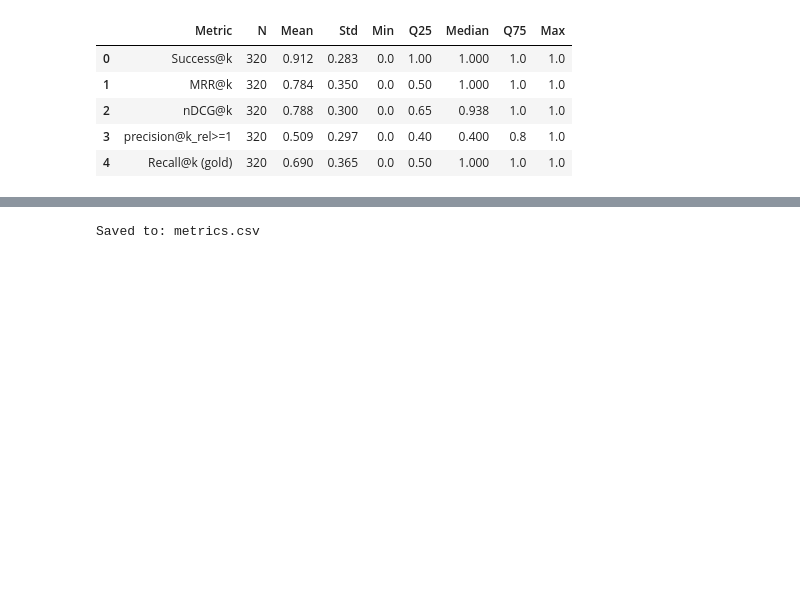
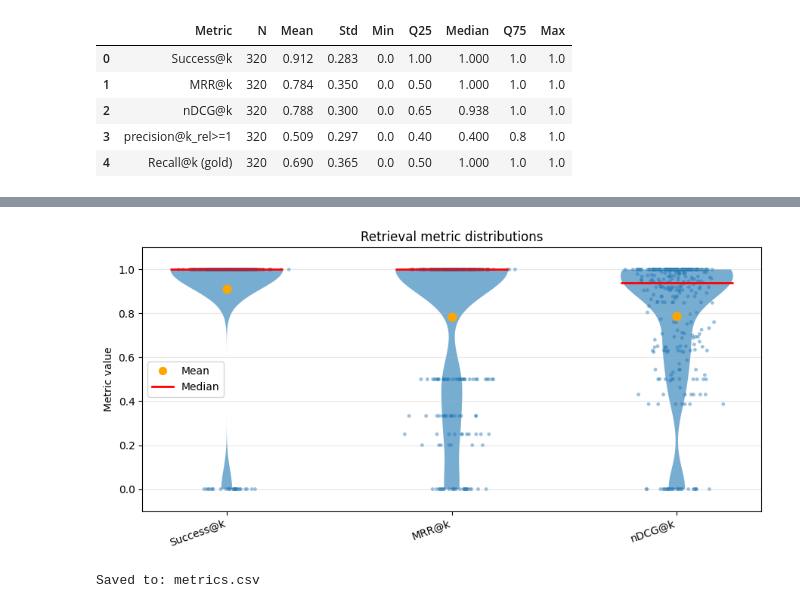
Before and after one commit to Viviviiii/jasp-multimodal-rag, a Jupyter notebook: notebooks/evaluation.ipynb, the cells around one changed output, grey strips where cells are left out. Drawn from its saved outputs; the diff is of its cells as text; code cells hidden in the pictures; blank space fills up the shorter version.

```diff
--- a/notebooks/evaluation.ipynb
+++ b/notebooks/evaluation.ipynb
@@ -542,3 +587,67 @@ plt.show()
+# %%
+import numpy as np
+import matplotlib.pyplot as plt
+
+# -----------------------------
+# Metrics to plot (only 3)
+# -----------------------------
+metric_cols = [
+    ("Success@k", "success@k"),
+    ("MRR@k", "mrr@k"),
+    ("nDCG@k", "ndcg@k"),
+]
+
+metric_data = [metrics_df[col].dropna().values for _, col in metric_cols]
+metric_labels = [name for name, _ in metric_cols]
+
+DOT_COLOR = "tab:blue"
+jitter = 0.08
+
+# -----------------------------
+# Single-panel figure
+# -----------------------------
+fig, ax = plt.subplots(figsize=(9, 4.5))
+
+vp = ax.violinplot(
+    metric_data,
+    showmeans=False,
+    showmedians=False,
+    showextrema=False
+)
+for body in vp["bodies"]:
+    body.set_alpha(0.6)
+
+# dots
+for i, y in enumerate(metric_data, start=1):
+    x_j = np.random.normal(i, jitter, size=len(y))
+    ax.scatter(x_j, y, s=12, color=DOT_COLOR, alpha=0.45, edgecolors="none")
+
+# mean + median overlays
+means = [np.mean(y) for y in metric_data]
+medians = [np.median(y) for y in metric_data]
+x = np.arange(1, len(metric_data) + 1)
+
+ax.scatter(x, means, s=60, color="orange", zorder=3)
+ax.hlines(medians, x - 0.25, x + 0.25, color="red", linewidth=2)
+
+ax.set_xticks(x)
+ax.set_xticklabels(metric_labels, rotation=20, ha="right")
+ax.set_ylim(-0.1, 1.1)
+ax.set_ylabel("Metric value")
+ax.set_title("Retrieval metric distributions")
+ax.grid(axis="y", alpha=0.3)
+
+# legend
+handles = [
+    plt.Line2D([0], [0], marker="o", color="orange", linestyle="None", markersize=7, label="Mean"),
+    plt.Line2D([0], [0], color="red", linewidth=2, label="Median"),
+]
+ax.legend(handles=handles, loc="center left")
+
+plt.tight_layout()
+plt.show()
+# %% [output]
+[figure, added]
 # %%
 # optional: save
 out_path = f"metrics.csv"
```
Also changed, not shown: parts of 6 cells of this notebook, 3 other files.
